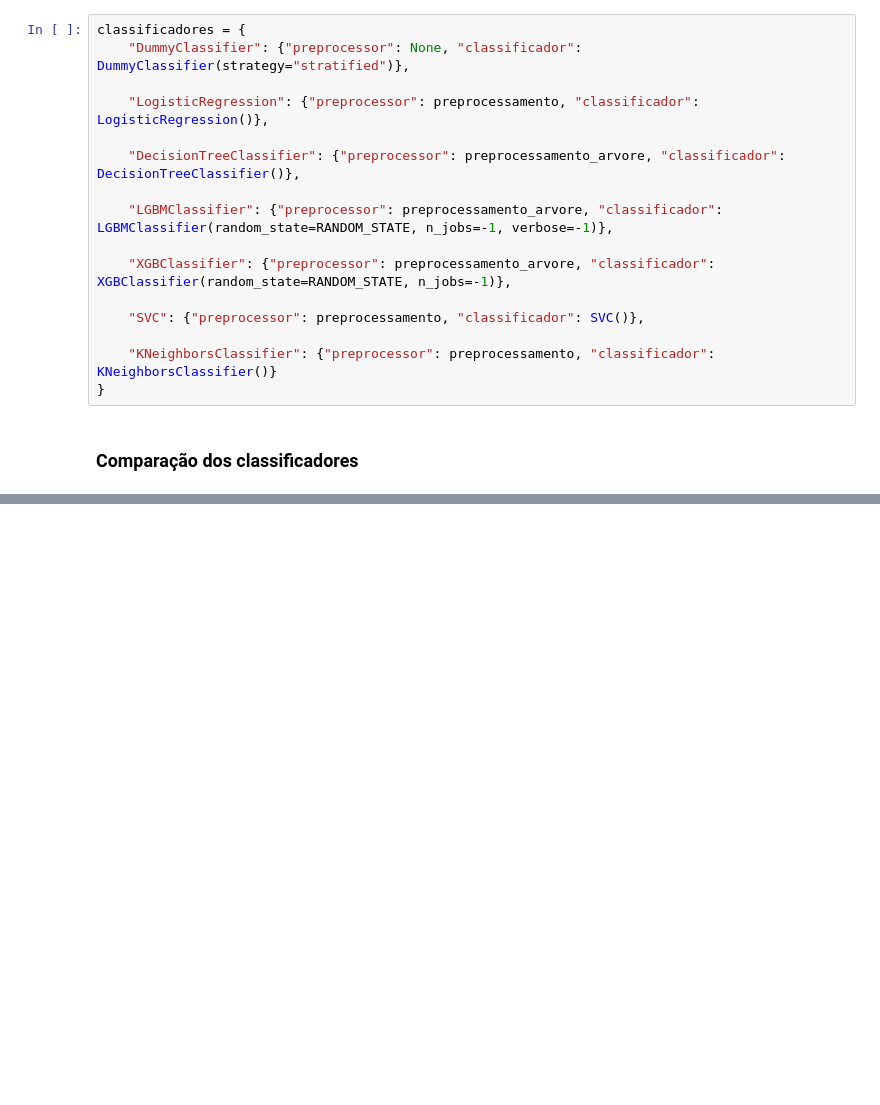
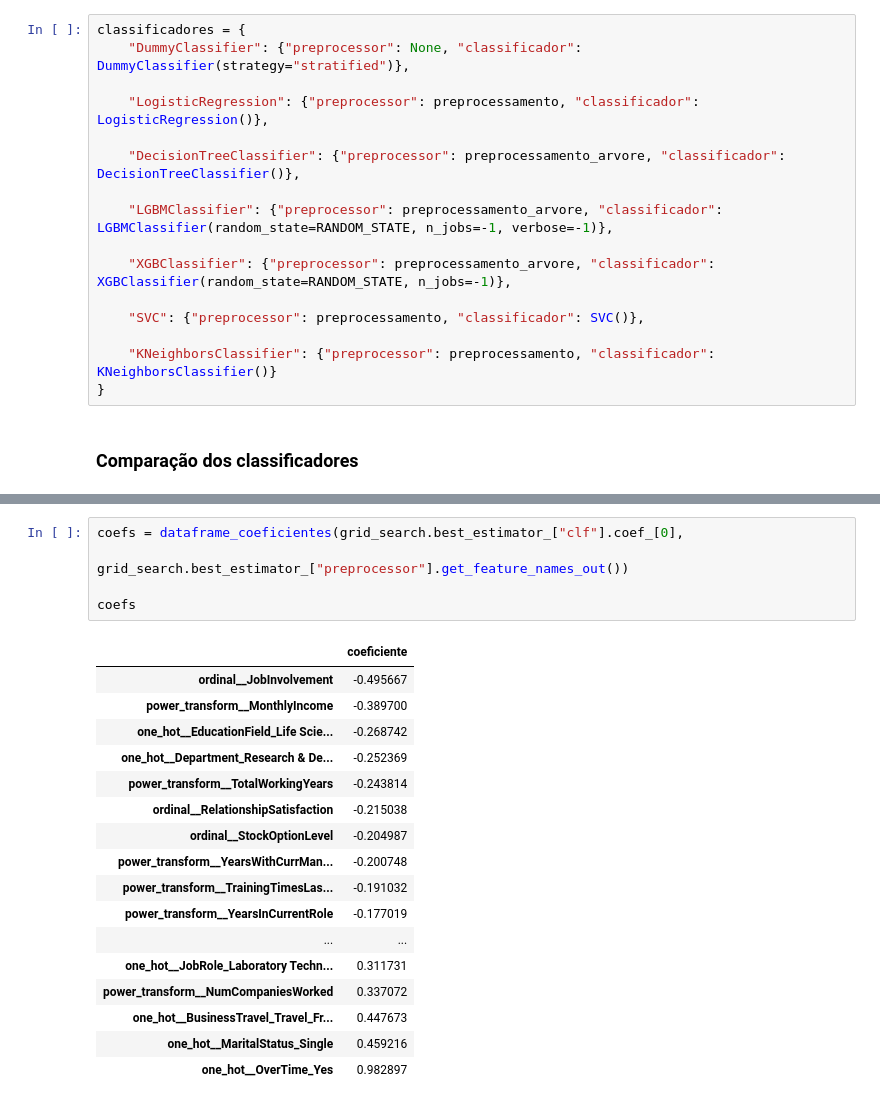
Before and after one commit to Antonio-Manoel/IBM-attrition, a Jupyter notebook: notebooks/MachineLearning.ipynb, the cells around one changed output, grey strips where cells are left out. Cells and saved outputs as stored; diff of their text form; blank space fills up the shorter version.

```diff
--- a/notebooks/MachineLearning.ipynb
+++ b/notebooks/MachineLearning.ipynb
@@ -185,0 +307,23 @@ plot_comparar_metricas_modelos(df_resultados)
+# %%
+coefs = dataframe_coeficientes(grid_search.best_estimator_["clf"].coef_[0],
+                               grid_search.best_estimator_["preprocessor"].get_feature_names_out())
+
+coefs
+# %% [output]
+|  | coeficiente |
+| ordinal__JobInvolvement | -0.495667 |
+| power_transform__MonthlyIncome | -0.389700 |
+| one_hot__EducationField_Life Scie... | -0.268742 |
+| one_hot__Department_Research & De... | -0.252369 |
+| power_transform__TotalWorkingYears | -0.243814 |
+| ordinal__RelationshipSatisfaction | -0.215038 |
+| ordinal__StockOptionLevel | -0.204987 |
+| power_transform__YearsWithCurrMan... | -0.200748 |
+| power_transform__TrainingTimesLas... | -0.191032 |
+| power_transform__YearsInCurrentRole | -0.177019 |
+| ... | ... |
+| one_hot__JobRole_Laboratory Techn... | 0.311731 |
+| power_transform__NumCompaniesWorked | 0.337072 |
+| one_hot__BusinessTravel_Travel_Fr... | 0.447673 |
+| one_hot__MaritalStatus_Single | 0.459216 |
+| one_hot__OverTime_Yes | 0.982897 |
```
Also changed, not shown: parts of 24 cells of this notebook.
